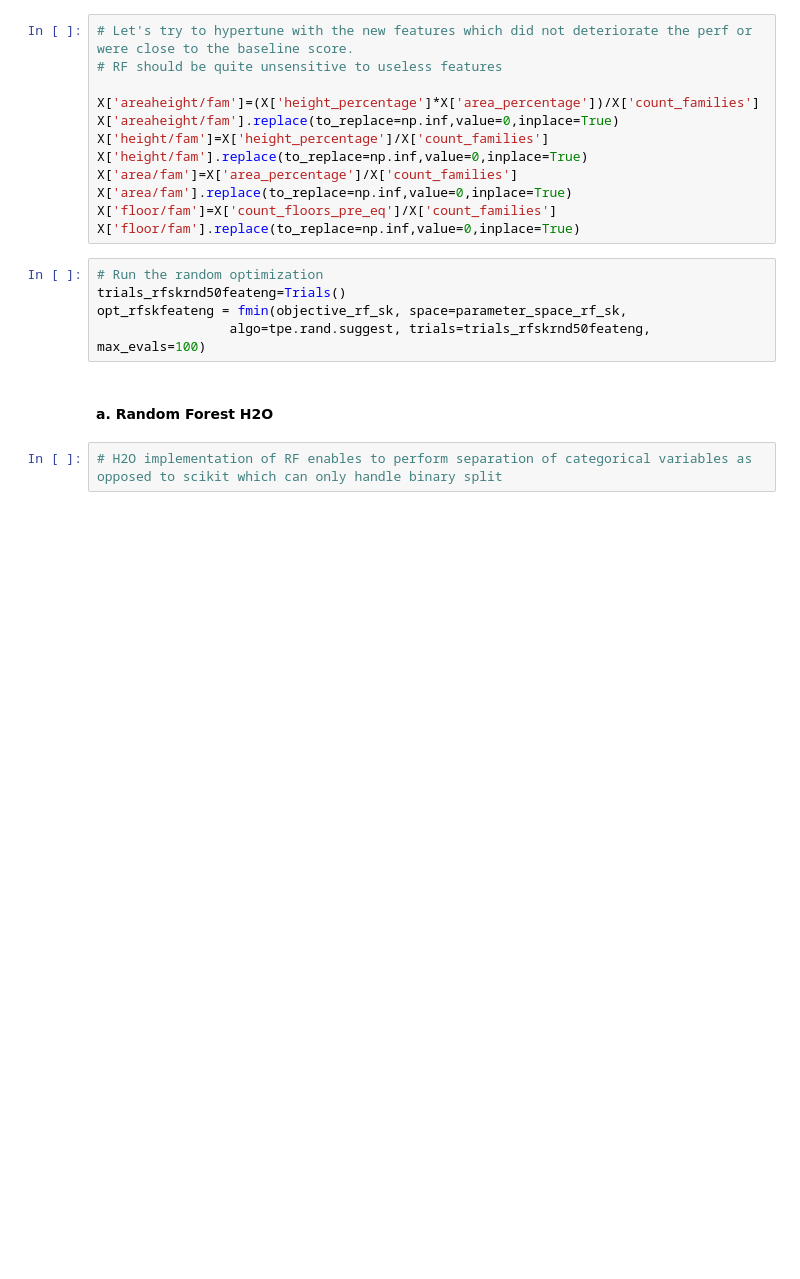
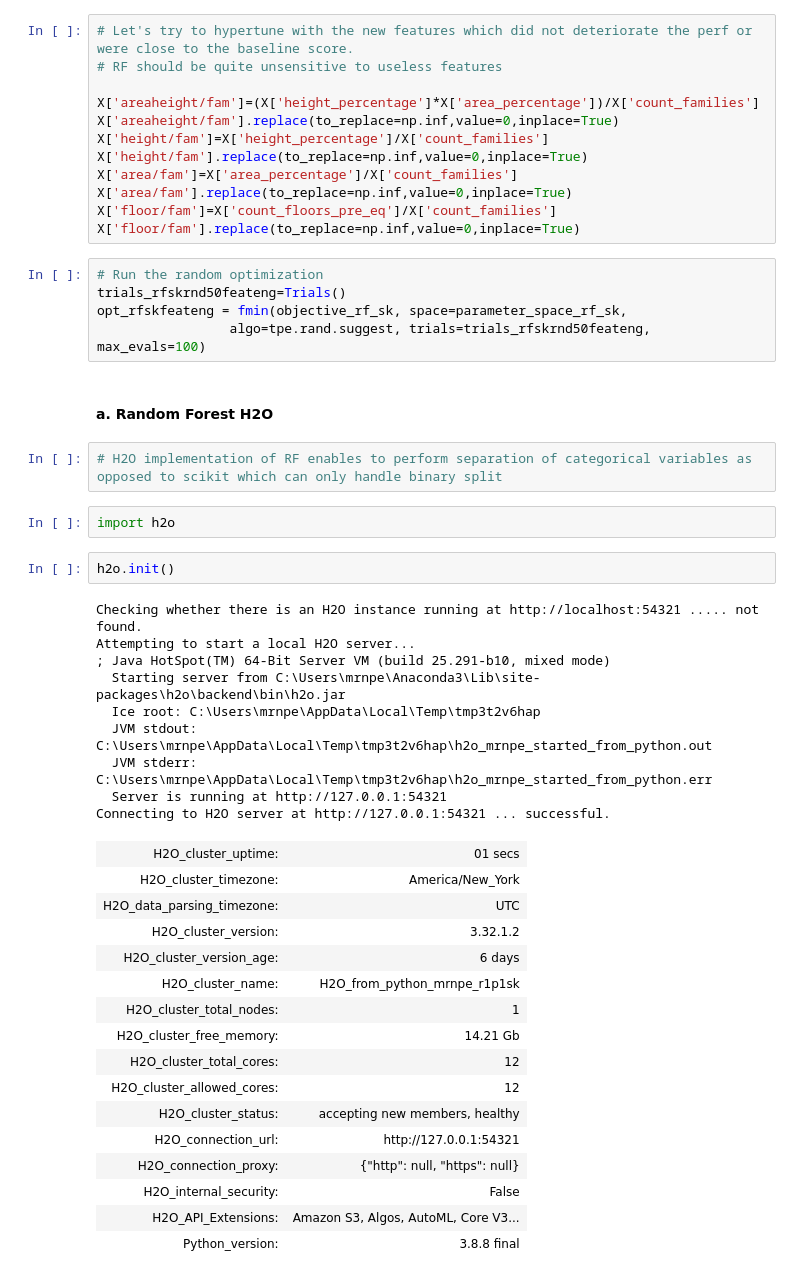
Before and after one commit to MarinPetel/Richter_predictor, a Jupyter notebook: Richter Predictor.ipynb, the cells around one changed output. Saved outputs shown, nothing was run; the diff lists cells and outputs as text; blank space fills up the shorter version.

```diff
--- a/Richter Predictor.ipynb
+++ b/Richter Predictor.ipynb
@@ -607,3 +458,33 @@ opt_rfskfeateng = fmin(objective_rf_sk, space=parameter_space_rf_sk,
 #### a. Random Forest H2O
 # %%
 # H2O implementation of RF enables to perform separation of categorical variables as opposed to scikit which can only handle binary split
+# %%
+import h2o
+# %%
+h2o.init()
+# %% [output]
+Checking whether there is an H2O instance running at http://localhost:54321 ..... not found.
+Attempting to start a local H2O server...
+; Java HotSpot(TM) 64-Bit Server VM (build 25.291-b10, mixed mode)
+  Starting server from C:\Users\mrnpe\Anaconda3\Lib\site-packages\h2o\backend\bin\h2o.jar
+  Ice root: C:\Users\mrnpe\AppData\Local\Temp\tmp3t2v6hap
+  JVM stdout: C:\Users\mrnpe\AppData\Local\Temp\tmp3t2v6hap\h2o_mrnpe_started_from_python.out
+  JVM stderr: C:\Users\mrnpe\AppData\Local\Temp\tmp3t2v6hap\h2o_mrnpe_started_from_python.err
+  Server is running at http://127.0.0.1:54321
+Connecting to H2O server at http://127.0.0.1:54321 ... successful.
+| H2O_cluster_uptime: | 01 secs |
+| H2O_cluster_timezone: | America/New_York |
+| H2O_data_parsing_timezone: | UTC |
+| H2O_cluster_version: | 3.32.1.2 |
+| H2O_cluster_version_age: | 6 days |
+| H2O_cluster_name: | H2O_from_python_mrnpe_r1p1sk |
+| H2O_cluster_total_nodes: | 1 |
+| H2O_cluster_free_memory: | 14.21 Gb |
+| H2O_cluster_total_cores: | 12 |
+| H2O_cluster_allowed_cores: | 12 |
+| H2O_cluster_status: | accepting new members, healthy |
+| H2O_connection_url: | http://127.0.0.1:54321 |
+| H2O_connection_proxy: | {"http": null, "https": null} |
+| H2O_internal_security: | False |
+| H2O_API_Extensions: | Amazon S3, Algos, AutoML, Core V3... |
+| Python_version: | 3.8.8 final |
```
Also changed, not shown: parts of 22 cells of this notebook.
